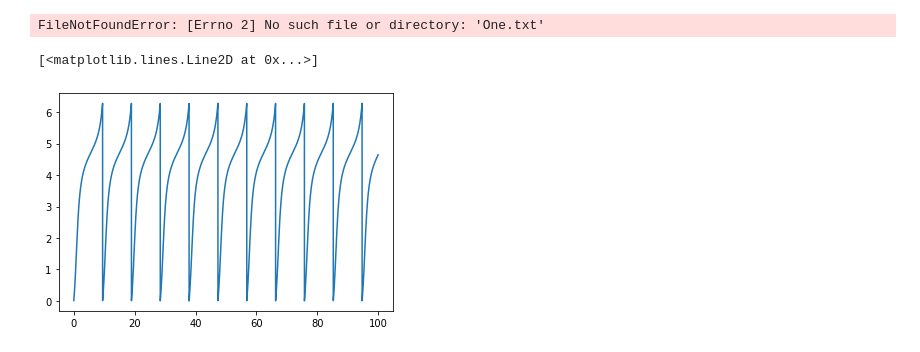
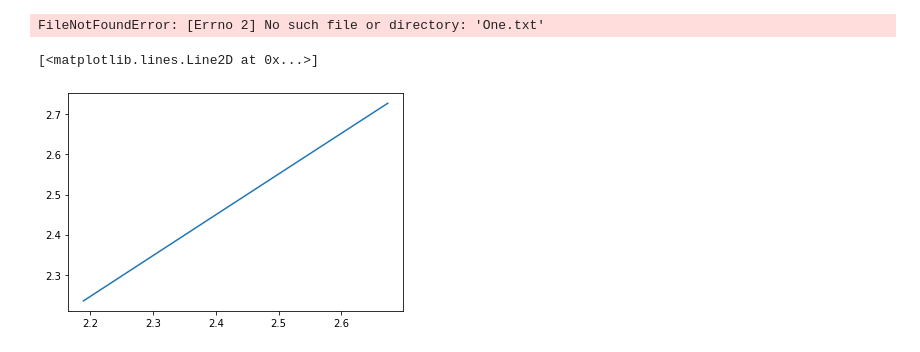
Before and after one commit to Anessivan/Neuro, a Jupyter notebook: Untitled.ipynb, the cells around one changed output. Cells and saved outputs as stored; diff of their text form; code cells hidden in the pictures.

```diff
--- a/Untitled.ipynb
+++ b/Untitled.ipynb
@@ -72,9 +52,9 @@ with open("One.txt") as f:
 # %% [output]
 FileNotFoundError: [Errno 2] No such file or directory: 'One.txt'
 # %%
-plt.plot(t, x)
+plt.plot(x[100:120], y[100:120])
 # %% [output]
 [<matplotlib.lines.Line2D at 0x...>]
-[figure, old version]
+[figure, new version]
 # %%
 plt.plot(t, x_)
```
Also changed, not shown: parts of 7 cells of this notebook, 5 other files.
